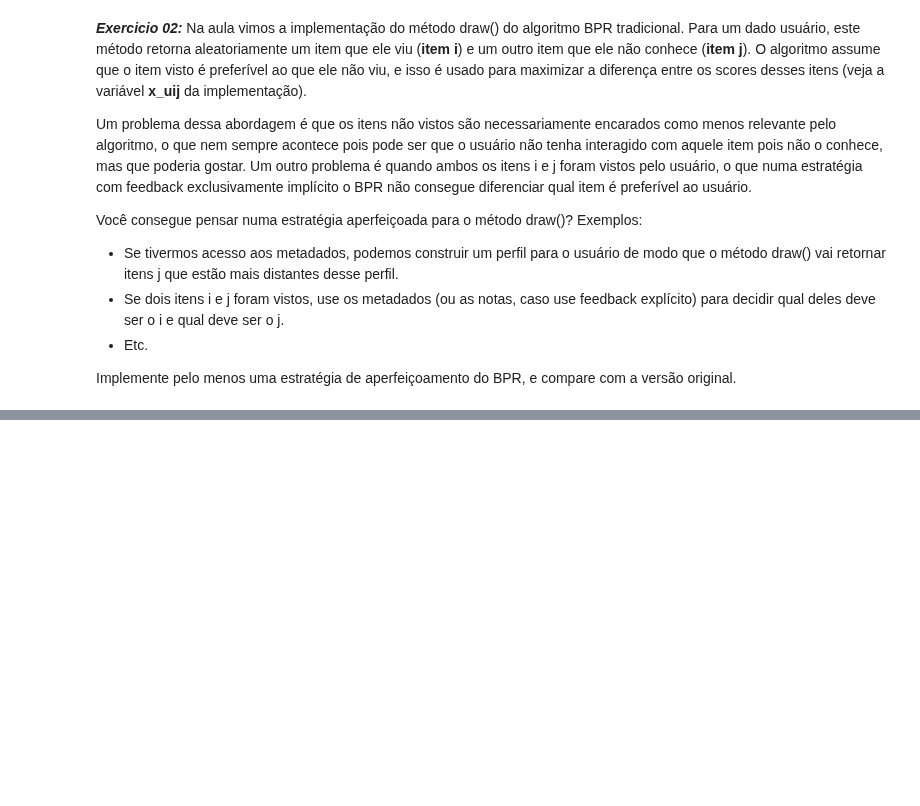
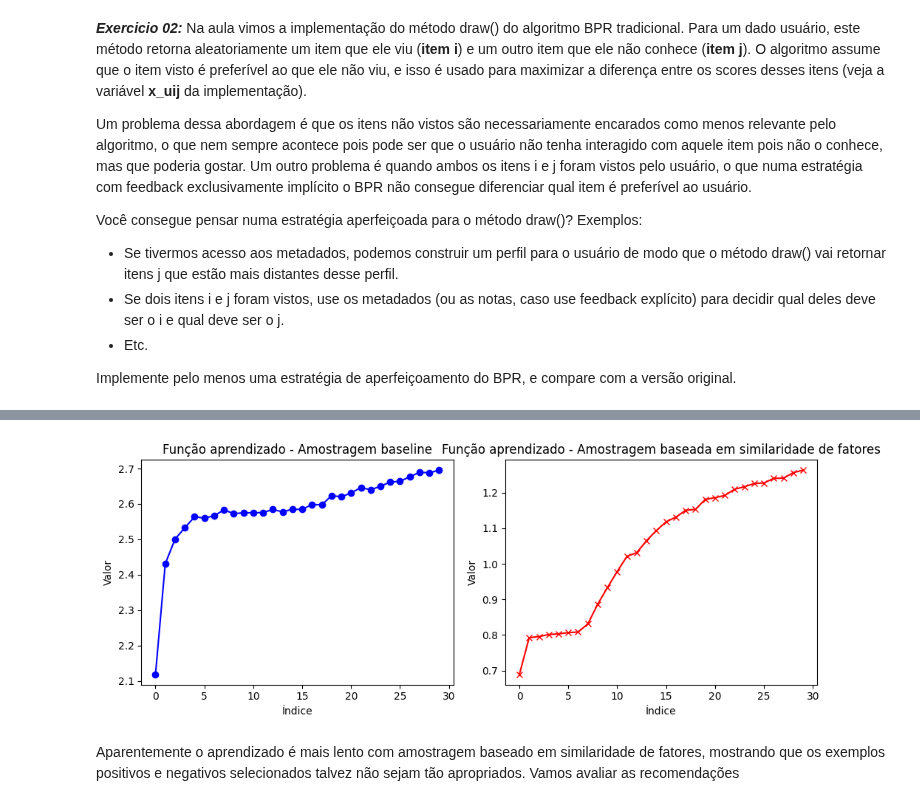
Before and after one commit to caiotda/SCC5966---Recommender-Systems, a Jupyter notebook: Aula08_Exercicios.ipynb, the cells around one changed output, grey strips where cells are left out. Drawn from its saved outputs; the diff is of its cells as text; code cells hidden in the pictures; blank space fills up the shorter version.

```diff
--- a/Aula08_Exercicios.ipynb
+++ b/Aula08_Exercicios.ipynb
@@ -81,0 +382,20 @@ Implemente pelo menos uma estratégia de aperfeiçoamento do BPR, e compare com
+# %%
+def draw_factors(userId):
+    i_is_above_threshold = False
+    j_is_bellow_threshold = False
+    threshold = user_thresholds[userId]
+    u_f = user_factors[userId]
+    while not (i_is_above_threshold and j_is_bellow_threshold):
+        i = random.choice(all_items)
+        i_f = item_factors[i]
+
+        j = random.choice(all_items)
+        j_f = item_factors[j]
+
+        dist_i = cos(u_f, i_f)
+        dist_j = cos(u_f, j_f)
+        if dist_i >= threshold:
+            i_is_above_threshold = True
+        if dist_j < threshold:
+            j_is_bellow_threshold = True
+    return i, j
@@ -81,0 +438,2 @@ Implemente pelo menos uma estratégia de aperfeiçoamento do BPR, e compare com
+# %%
+i_b, p, q , error = train_bprmf(train, n_factors=10, draw_func=draw)
@@ -81,0 +458,2 @@ Implemente pelo menos uma estratégia de aperfeiçoamento do BPR, e compare com
+# %%
+i_b_fac, p_fac, q_fac , error_fac = train_bprmf(train, n_factors=10, draw_func=draw_factors)
@@ -81,0 +478,25 @@ Implemente pelo menos uma estratégia de aperfeiçoamento do BPR, e compare com
+# %%
+import matplotlib.pyplot as plt
+
+
+fig, axs = plt.subplots(1, 2, figsize=(10, 4))
+
+
+axs[0].plot(error, color='b', marker='o')
+axs[0].set_title('Função aprendizado - Amostragem baseline')
+axs[0].set_xlabel('Índice')
+axs[0].set_ylabel('Valor')
+
+# Segundo gráfico (lista2)
+axs[1].plot(error_fac, color='r', marker='x')
+axs[1].set_title('Função aprendizado - Amostragem baseada em similaridade de fatores')
+axs[1].set_xlabel('Índice')
+axs[1].set_ylabel('Valor')
+
+plt.tight_layout()
+
+plt.show()
+# %% [output]
+[figure, added]
+# %% [markdown]
+Aparentemente o aprendizado é mais lento com amostragem baseado em similaridade de fatores, mostrando que os exemplos positivos e negativos selecionados talvez não sejam tão apropriados.  Vamos avaliar as recomendações
```
Also changed, not shown: parts of 64 cells of this notebook.
